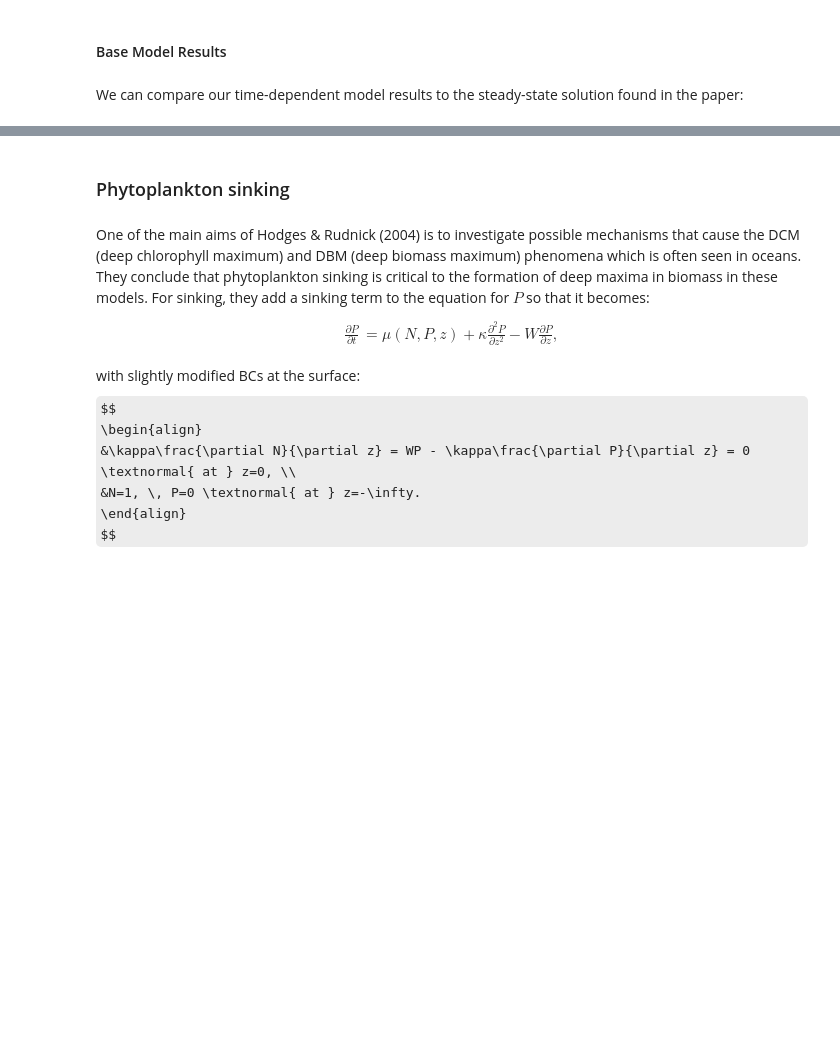
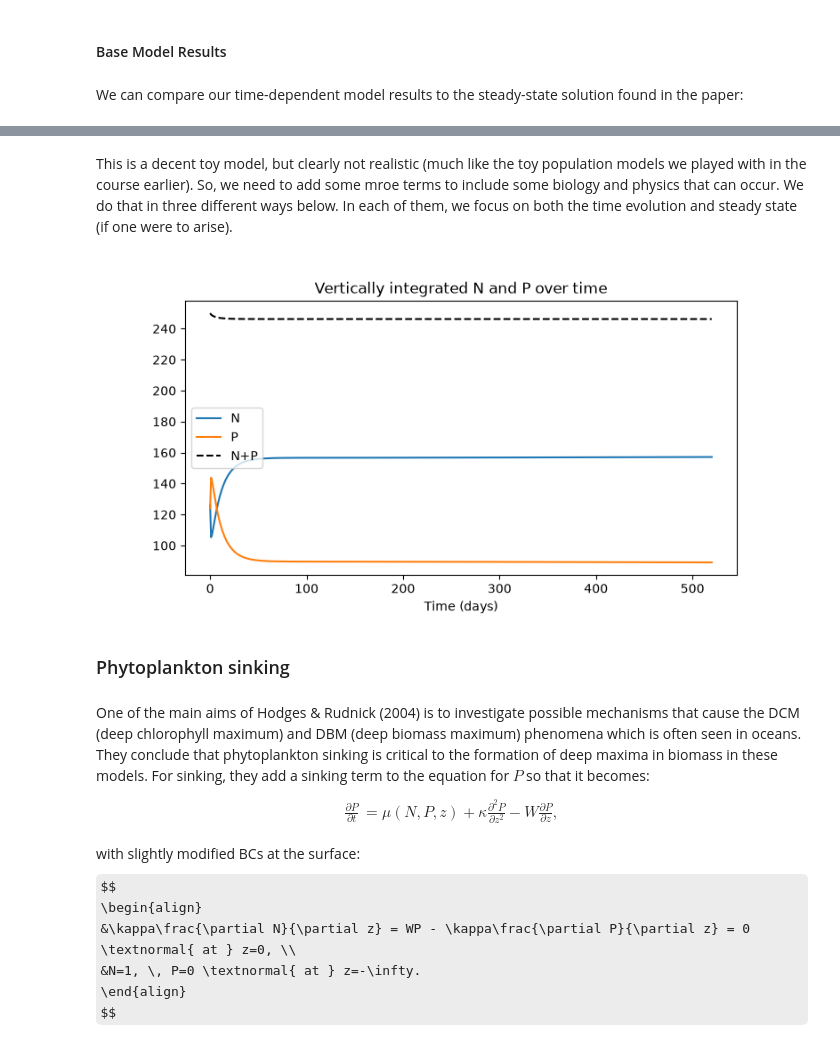
Before and after one commit to kb1901/732_phytoplankton_proj, a Jupyter notebook: notebook.ipynb, the cells around one changed output, grey strips where cells are left out. Cells and saved outputs as stored; diff of their text form; code cells hidden in the pictures; some formulas as TeX source; blank space fills up the shorter version.

```diff
--- a/notebook.ipynb
+++ b/notebook.ipynb
@@ -44,3 +96,11 @@ We can compare our time-dependent model results to the steady-state solution fou
+# %% [markdown]
+This is a decent toy model, but clearly not realistic (much like the toy population models we played with in the course earlier). So, we need to add some mroe terms to include some biology and physics that can occur. We do that in three different ways below. In each of them, we focus on both the time evolution and steady state (if one were to arise).
+# %%
+plots.integrated(base)
+plt.title('Vertically integrated N and P over time')
+plt.show()
+# %% [output]
+[figure, added]
 # %% [markdown]
 ### Phytoplankton sinking
 # %% [markdown]
```
Also changed, not shown: parts of 16 cells of this notebook, 3 other files.
